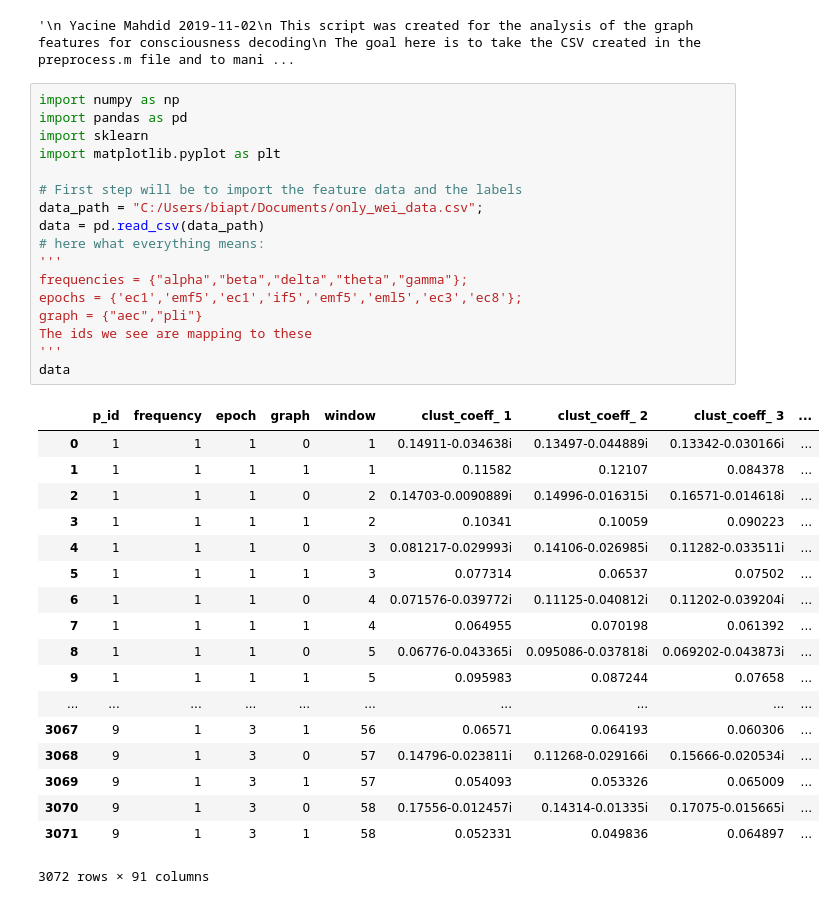
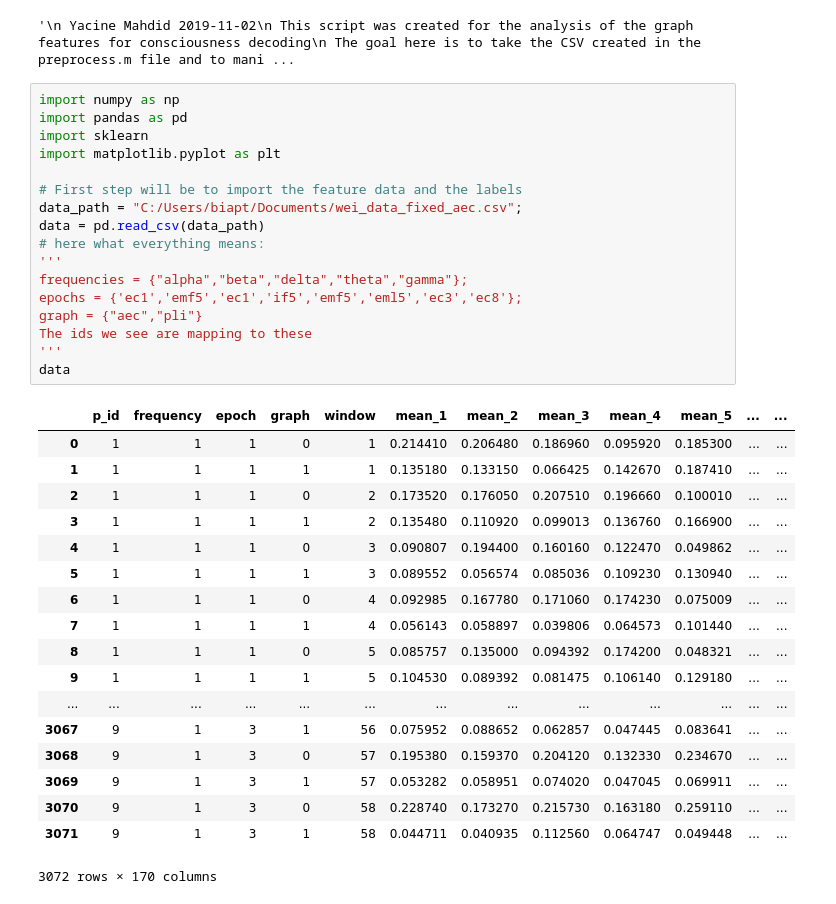
Before and after one commit to BIAPT/Scripts, a Jupyter notebook: Amplitude and Phase Based Graph of Consciousness/experiments/experiments_4_investigate_weight.ipynb, the cells around one changed output. Drawn from its saved outputs; the diff is of its cells as text.

```diff
--- a/Amplitude and Phase Based Graph of Consciousness/experiments/experiments_4_investigate_weight.ipynb
+++ b/Amplitude and Phase Based Graph of Consciousness/experiments/experiments_4_investigate_weight.ipynb
@@ -11,39 +11,39 @@
 # %%
 import numpy as np
 import pandas as pd
 import sklearn
 import matplotlib.pyplot as plt
 
 # First step will be to import the feature data and the labels
-data_path = "C:/Users/biapt/Documents/only_wei_data.csv";
+data_path = "C:/Users/biapt/Documents/wei_data_fixed_aec.csv";
 data = pd.read_csv(data_path)
 # here what everything means:
 '''
 frequencies = {"alpha","beta","delta","theta","gamma"};
 epochs = {'ec1','emf5','ec1','if5','emf5','eml5','ec3','ec8'};
 graph = {"aec","pli"}
 The ids we see are mapping to these
 '''
 data
 # %% [output]
-|  | p_id | frequency | epoch | graph | window | clust_coeff_ 1 | clust_coeff_ 2 | clust_coeff_ 3 | ... |
-| 0 | 1 | 1 | 1 | 0 | 1 | 0.14911-0.034638i | 0.13497-0.044889i | 0.13342-0.030166i | ... |
-| 1 | 1 | 1 | 1 | 1 | 1 | 0.11582 | 0.12107 | 0.084378 | ... |
-| 2 | 1 | 1 | 1 | 0 | 2 | 0.14703-0.0090889i | 0.14996-0.016315i | 0.16571-0.014618i | ... |
-| 3 | 1 | 1 | 1 | 1 | 2 | 0.10341 | 0.10059 | 0.090223 | ... |
-| 4 | 1 | 1 | 1 | 0 | 3 | 0.081217-0.029993i | 0.14106-0.026985i | 0.11282-0.033511i | ... |
-| 5 | 1 | 1 | 1 | 1 | 3 | 0.077314 | 0.06537 | 0.07502 | ... |
-| 6 | 1 | 1 | 1 | 0 | 4 | 0.071576-0.039772i | 0.11125-0.040812i | 0.11202-0.039204i | ... |
-| 7 | 1 | 1 | 1 | 1 | 4 | 0.064955 | 0.070198 | 0.061392 | ... |
-| 8 | 1 | 1 | 1 | 0 | 5 | 0.06776-0.043365i | 0.095086-0.037818i | 0.069202-0.043873i | ... |
-| 9 | 1 | 1 | 1 | 1 | 5 | 0.095983 | 0.087244 | 0.07658 | ... |
-| ... | ... | ... | ... | ... | ... | ... | ... | ... | ... |
-| 3067 | 9 | 1 | 3 | 1 | 56 | 0.06571 | 0.064193 | 0.060306 | ... |
-| 3068 | 9 | 1 | 3 | 0 | 57 | 0.14796-0.023811i | 0.11268-0.029166i | 0.15666-0.020534i | ... |
-| 3069 | 9 | 1 | 3 | 1 | 57 | 0.054093 | 0.053326 | 0.065009 | ... |
-| 3070 | 9 | 1 | 3 | 0 | 58 | 0.17556-0.012457i | 0.14314-0.01335i | 0.17075-0.015665i | ... |
-| 3071 | 9 | 1 | 3 | 1 | 58 | 0.052331 | 0.049836 | 0.064897 | ... |
+|  | p_id | frequency | epoch | graph | window | mean_1 | mean_2 | mean_3 | mean_4 | mean_5 | ... | ... |
+| 0 | 1 | 1 | 1 | 0 | 1 | 0.214410 | 0.206480 | 0.186960 | 0.095920 | 0.185300 | ... | ... |
+| 1 | 1 | 1 | 1 | 1 | 1 | 0.135180 | 0.133150 | 0.066425 | 0.142670 | 0.187410 | ... | ... |
+| 2 | 1 | 1 | 1 | 0 | 2 | 0.173520 | 0.176050 | 0.207510 | 0.196660 | 0.100010 | ... | ... |
+| 3 | 1 | 1 | 1 | 1 | 2 | 0.135480 | 0.110920 | 0.099013 | 0.136760 | 0.166900 | ... | ... |
+| 4 | 1 | 1 | 1 | 0 | 3 | 0.090807 | 0.194400 | 0.160160 | 0.122470 | 0.049862 | ... | ... |
+| 5 | 1 | 1 | 1 | 1 | 3 | 0.089552 | 0.056574 | 0.085036 | 0.109230 | 0.130940 | ... | ... |
+| 6 | 1 | 1 | 1 | 0 | 4 | 0.092985 | 0.167780 | 0.171060 | 0.174230 | 0.075009 | ... | ... |
+| 7 | 1 | 1 | 1 | 1 | 4 | 0.056143 | 0.058897 | 0.039806 | 0.064573 | 0.101440 | ... | ... |
+| 8 | 1 | 1 | 1 | 0 | 5 | 0.085757 | 0.135000 | 0.094392 | 0.174200 | 0.048321 | ... | ... |
+| 9 | 1 | 1 | 1 | 1 | 5 | 0.104530 | 0.089392 | 0.081475 | 0.106140 | 0.129180 | ... | ... |
+| ... | ... | ... | ... | ... | ... | ... | ... | ... | ... | ... | ... | ... |
+| 3067 | 9 | 1 | 3 | 1 | 56 | 0.075952 | 0.088652 | 0.062857 | 0.047445 | 0.083641 | ... | ... |
+| 3068 | 9 | 1 | 3 | 0 | 57 | 0.195380 | 0.159370 | 0.204120 | 0.132330 | 0.234670 | ... | ... |
+| 3069 | 9 | 1 | 3 | 1 | 57 | 0.053282 | 0.058951 | 0.074020 | 0.047045 | 0.069911 | ... | ... |
+| 3070 | 9 | 1 | 3 | 0 | 58 | 0.228740 | 0.173270 | 0.215730 | 0.163180 | 0.259110 | ... | ... |
+| 3071 | 9 | 1 | 3 | 1 | 58 | 0.044711 | 0.040935 | 0.112560 | 0.064747 | 0.049448 | ... | ... |
-3072 rows × 91 columns
+3072 rows × 170 columns
 # %%
 # We will keep the same structure than we did in the AEC vs wPLI project for the machine learning
 
```
Also changed, not shown: parts of 1 cell of this notebook, 1 other file.
